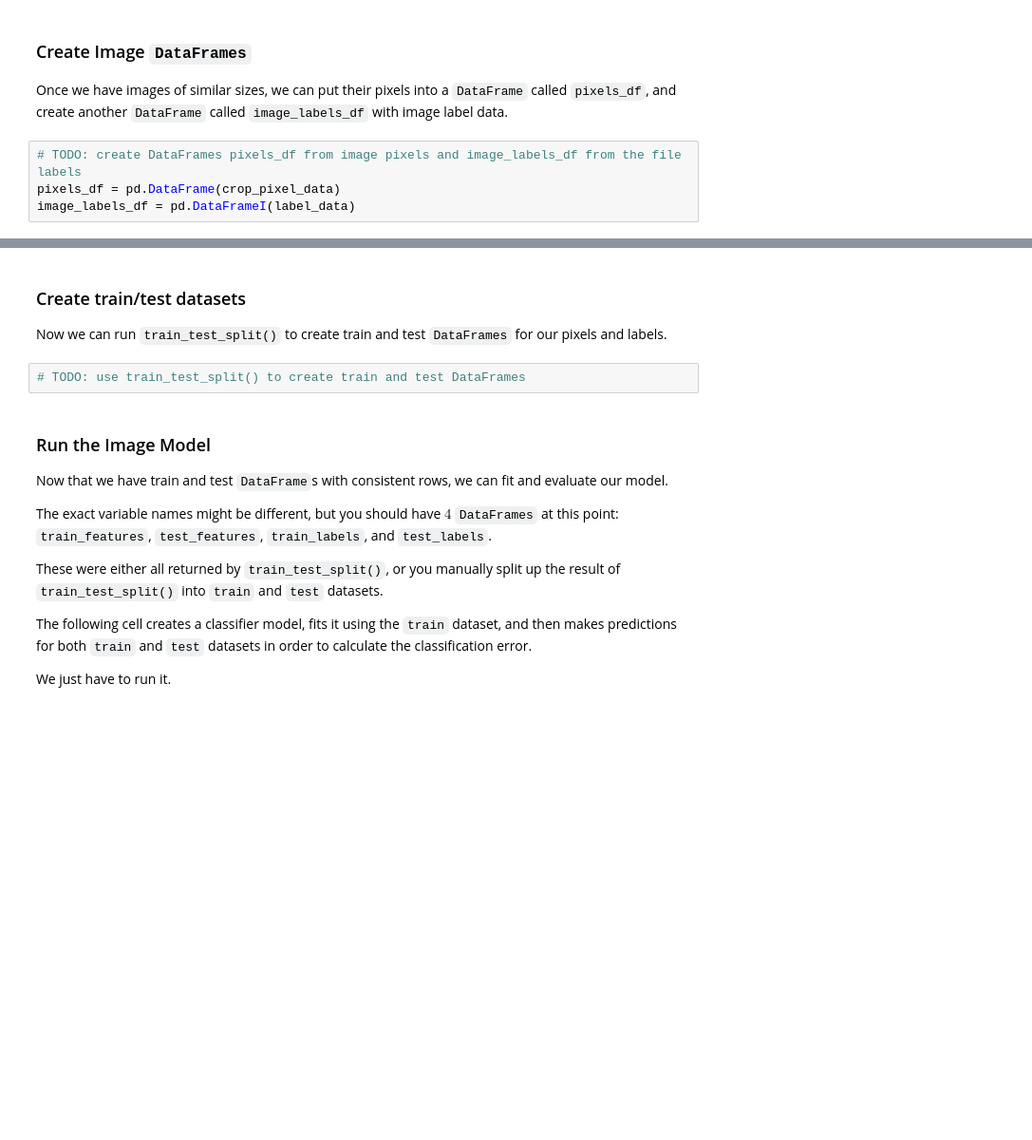
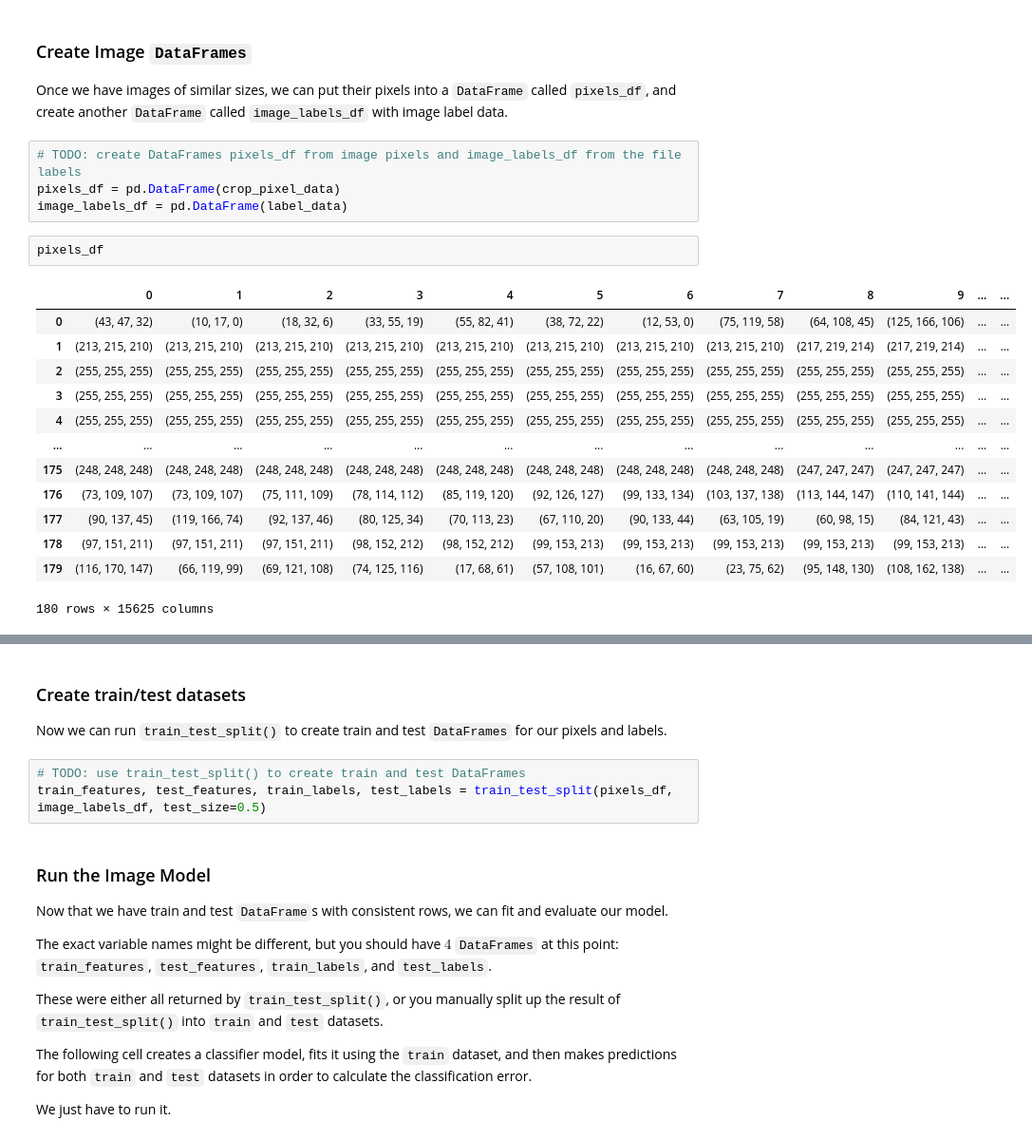
Before and after one commit to idmmachinelearning-ms/HW10, a Jupyter notebook: HW10.ipynb, the cells around one changed output, grey strips where cells are left out. Shown at 95% size. Cells and saved outputs as stored; diff of their text form; blank space fills up the shorter version.

```diff
--- a/HW10.ipynb
+++ b/HW10.ipynb
@@ -762,7 +766,23 @@ Once we have images of similar sizes, we can put their pixels into a `DataFrame`
 # %%
 # TODO: create DataFrames pixels_df from image pixels and image_labels_df from the file labels
 pixels_df = pd.DataFrame(crop_pixel_data)
-image_labels_df = pd.DataFrameI(label_data)
+image_labels_df = pd.DataFrame(label_data)
+# %%
+pixels_df
+# %% [output]
+|  | 0 | 1 | 2 | 3 | 4 | 5 | 6 | 7 | 8 | 9 | ... | ... |
+| 0 | (43, 47, 32) | (10, 17, 0) | (18, 32, 6) | (33, 55, 19) | (55, 82, 41) | (38, 72, 22) | (12, 53, 0) | (75, 119, 58) | (64, 108, 45) | (125, 166, 106) | ... | ... |
+| 1 | (213, 215, 210) | (213, 215, 210) | (213, 215, 210) | (213, 215, 210) | (213, 215, 210) | (213, 215, 210) | (213, 215, 210) | (213, 215, 210) | (217, 219, 214) | (217, 219, 214) | ... | ... |
+| 2 | (255, 255, 255) | (255, 255, 255) | (255, 255, 255) | (255, 255, 255) | (255, 255, 255) | (255, 255, 255) | (255, 255, 255) | (255, 255, 255) | (255, 255, 255) | (255, 255, 255) | ... | ... |
+| 3 | (255, 255, 255) | (255, 255, 255) | (255, 255, 255) | (255, 255, 255) | (255, 255, 255) | (255, 255, 255) | (255, 255, 255) | (255, 255, 255) | (255, 255, 255) | (255, 255, 255) | ... | ... |
+| 4 | (255, 255, 255) | (255, 255, 255) | (255, 255, 255) | (255, 255, 255) | (255, 255, 255) | (255, 255, 255) | (255, 255, 255) | (255, 255, 255) | (255, 255, 255) | (255, 255, 255) | ... | ... |
+| ... | ... | ... | ... | ... | ... | ... | ... | ... | ... | ... | ... | ... |
+| 175 | (248, 248, 248) | (248, 248, 248) | (248, 248, 248) | (248, 248, 248) | (248, 248, 248) | (248, 248, 248) | (248, 248, 248) | (248, 248, 248) | (247, 247, 247) | (247, 247, 247) | ... | ... |
+| 176 | (73, 109, 107) | (73, 109, 107) | (75, 111, 109) | (78, 114, 112) | (85, 119, 120) | (92, 126, 127) | (99, 133, 134) | (103, 137, 138) | (113, 144, 147) | (110, 141, 144) | ... | ... |
+| 177 | (90, 137, 45) | (119, 166, 74) | (92, 137, 46) | (80, 125, 34) | (70, 113, 23) | (67, 110, 20) | (90, 133, 44) | (63, 105, 19) | (60, 98, 15) | (84, 121, 43) | ... | ... |
+| 178 | (97, 151, 211) | (97, 151, 211) | (97, 151, 211) | (98, 152, 212) | (98, 152, 212) | (99, 153, 213) | (99, 153, 213) | (99, 153, 213) | (99, 153, 213) | (99, 153, 213) | ... | ... |
+| 179 | (116, 170, 147) | (66, 119, 99) | (69, 121, 108) | (74, 125, 116) | (17, 68, 61) | (57, 108, 101) | (16, 67, 60) | (23, 75, 62) | (95, 148, 130) | (108, 162, 138) | ... | ... |
+180 rows × 15625 columns
 # %% [markdown]
 The `pixels_df` and `image_labels_df` should look something like this:
 
@@ -773,6 +793,7 @@ The `pixels_df` and `image_labels_df` should look something like this:
 Now we can run `train_test_split()` to create train and test `DataFrames` for our pixels and labels.
 # %%
 # TODO: use train_test_split() to create train and test DataFrames
+train_features, test_features, train_labels, test_labels = train_test_split(pixels_df, image_labels_df, test_size=0.5)
 # %% [markdown]
 ### Run the Image Model
 
```
Also changed, not shown: parts of 4 cells of this notebook.
